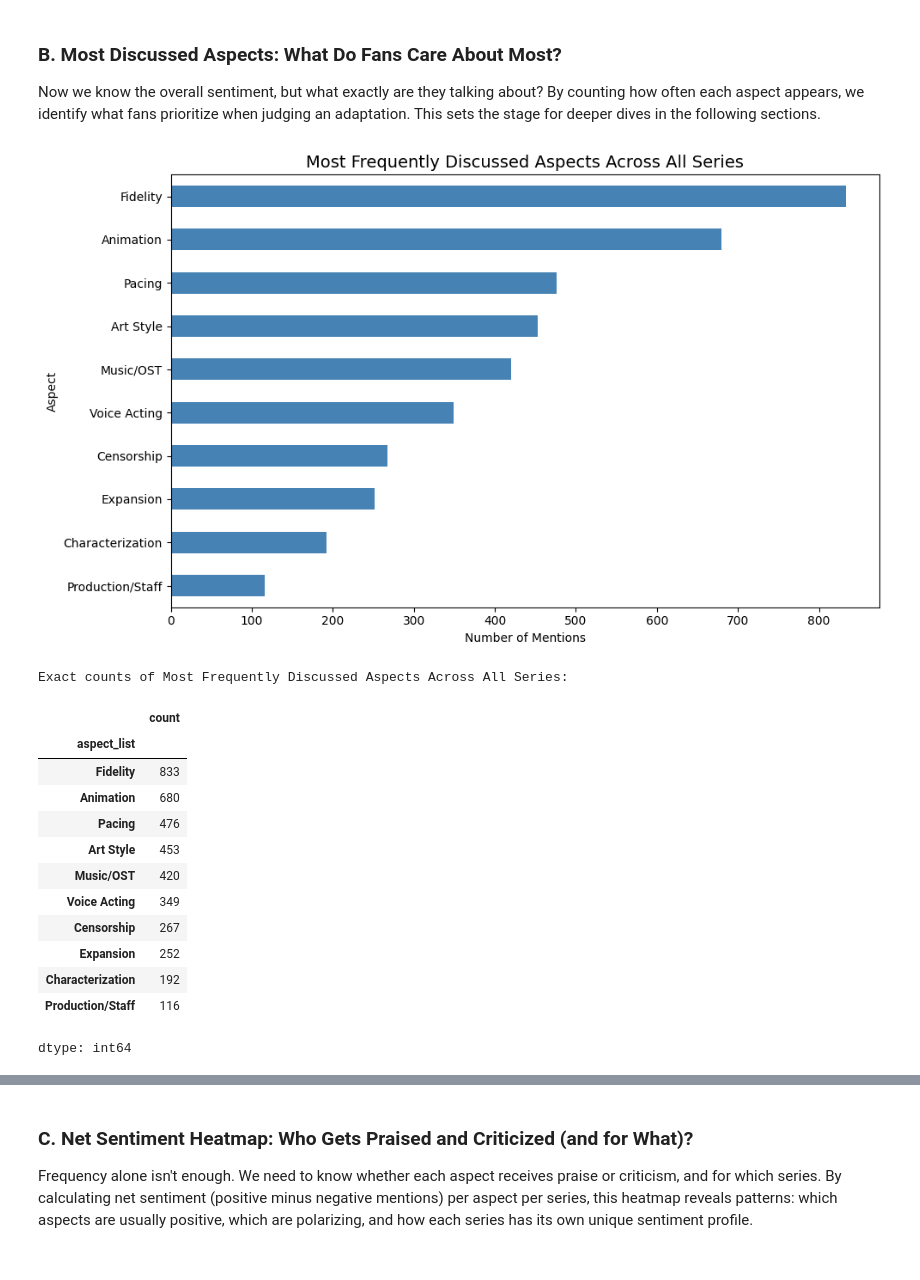
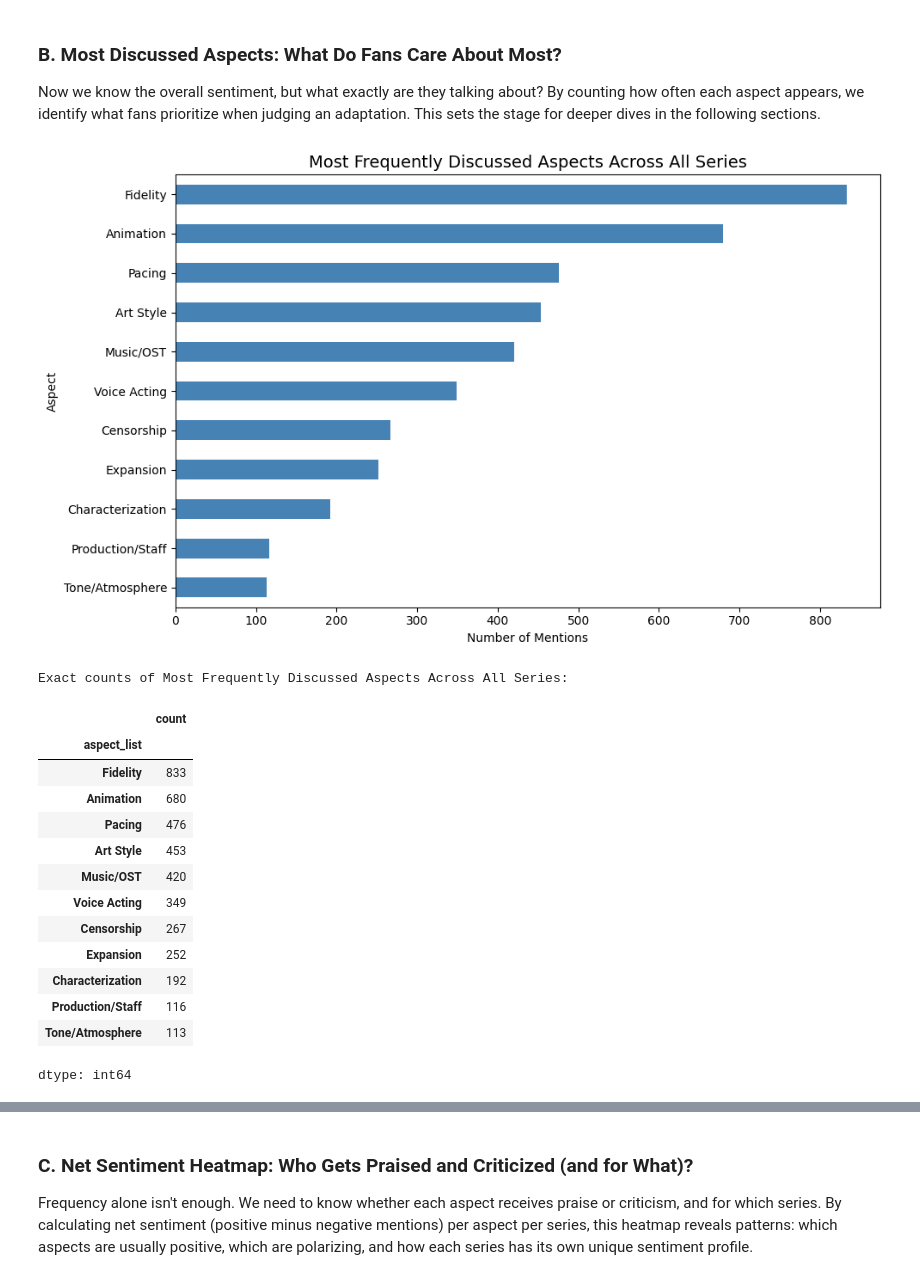
Before and after one commit to helggaa/Anime_vs_Manga, a Jupyter notebook: Anime_vs_Manga.ipynb, the cells around one changed output, grey strips where cells are left out. Drawn from its saved outputs; the diff is of its cells as text; code cells hidden in the pictures.

```diff
--- a/Anime_vs_Manga.ipynb
+++ b/Anime_vs_Manga.ipynb
@@ -271,17 +239,17 @@ Exact counts of Overall Sentiment Distribution by Series:
 Now we know the overall sentiment, but what exactly are they talking about? By counting how often each aspect appears, we identify what fans prioritize when judging an adaptation. This sets the stage for deeper dives in the following sections.
 # %%
 all_aspects = df_expanded['aspect_list'].value_counts()
-top_aspects = all_aspects.head(10)
+top_aspects = all_aspects.head(11)
 
 plt.figure(figsize=(10,6))
 top_aspects.sort_values().plot(kind='barh', color='steelblue')
 plt.title('Most Frequently Discussed Aspects Across All Series', fontsize=14)
 plt.xlabel('Number of Mentions')
 plt.ylabel('Aspect')
 plt.tight_layout()
 plt.show()
 # %% [output]
-[figure, old version]
+[figure, new version]
 # %%
 print('Exact counts of Most Frequently Discussed Aspects Across All Series:')
 display(top_aspects)
@@ -299,6 +267,7 @@ Exact counts of Most Frequently Discussed Aspects Across All Series:
 | Expansion | 252 |
 | Characterization | 192 |
 | Production/Staff | 116 |
+| Tone/Atmosphere | 113 |
 dtype: int64
 # %% [markdown]
 **Findings:**
```
Also changed, not shown: parts of 9 cells of this notebook.
